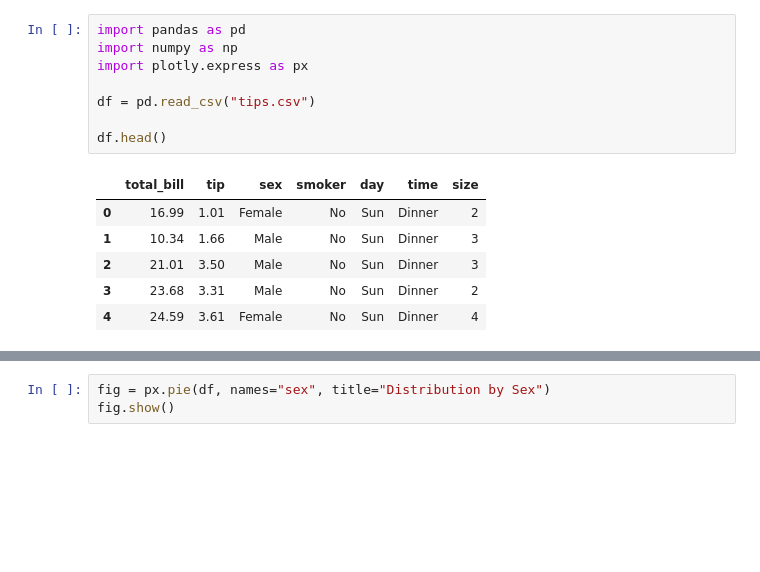
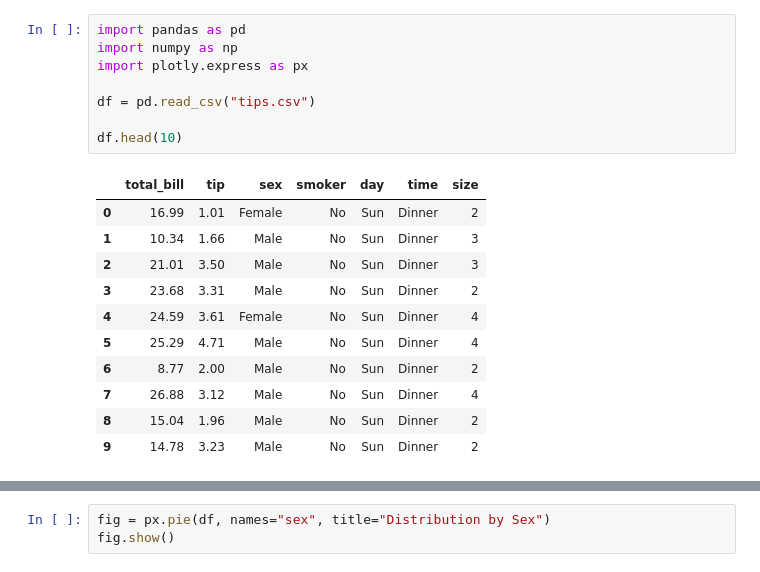
Before and after one commit to var-null/ml_project_1, a Jupyter notebook: Untitled.ipynb, the cells around one changed output, grey strips where cells are left out. Cells and saved outputs as stored; diff of their text form; blank space fills up the shorter version.

```diff
--- a/Untitled.ipynb
+++ b/Untitled.ipynb
@@ -1,15 +1,20 @@
 # %%
 import pandas as pd
 import numpy as np
 import plotly.express as px
 
 df = pd.read_csv("tips.csv")
 
-df.head()
+df.head(10)
 # %% [output]
 |  | total_bill | tip | sex | smoker | day | time | size |
 | 0 | 16.99 | 1.01 | Female | No | Sun | Dinner | 2 |
 | 1 | 10.34 | 1.66 | Male | No | Sun | Dinner | 3 |
 | 2 | 21.01 | 3.50 | Male | No | Sun | Dinner | 3 |
 | 3 | 23.68 | 3.31 | Male | No | Sun | Dinner | 2 |
 | 4 | 24.59 | 3.61 | Female | No | Sun | Dinner | 4 |
+| 5 | 25.29 | 4.71 | Male | No | Sun | Dinner | 4 |
+| 6 | 8.77 | 2.00 | Male | No | Sun | Dinner | 2 |
+| 7 | 26.88 | 3.12 | Male | No | Sun | Dinner | 4 |
+| 8 | 15.04 | 1.96 | Male | No | Sun | Dinner | 2 |
+| 9 | 14.78 | 3.23 | Male | No | Sun | Dinner | 2 |
```
Also changed, not shown: parts of 2 cells of this notebook, 1 other file.
